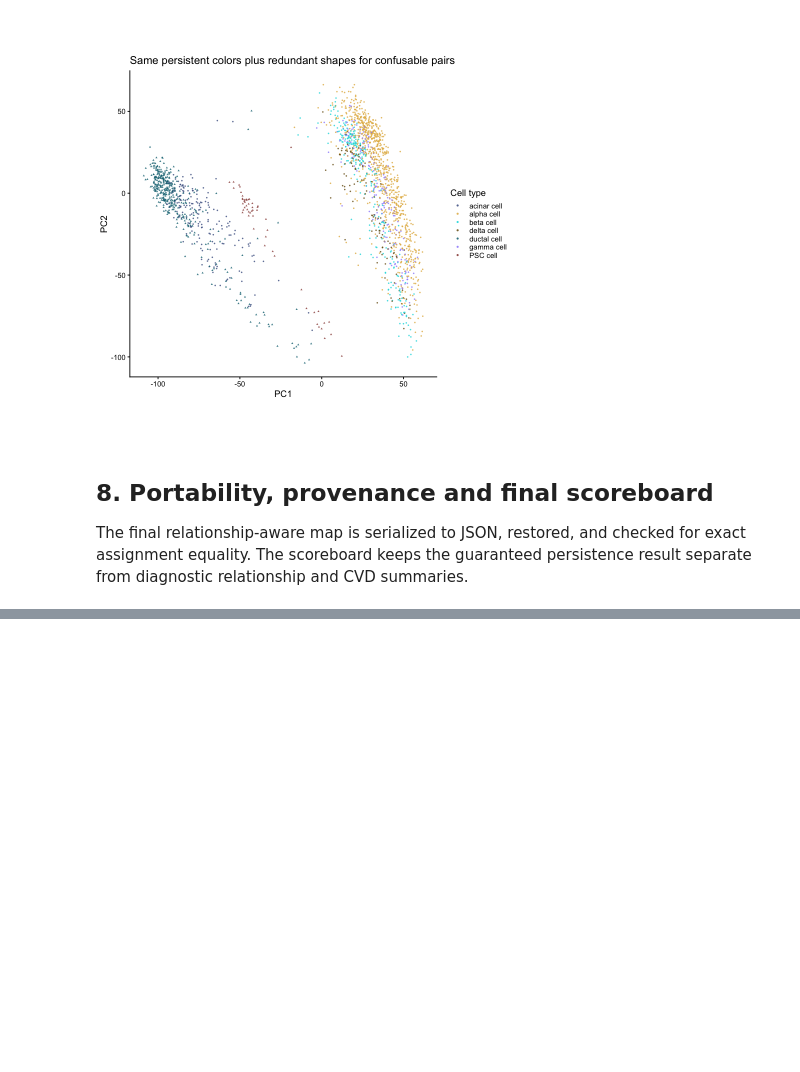
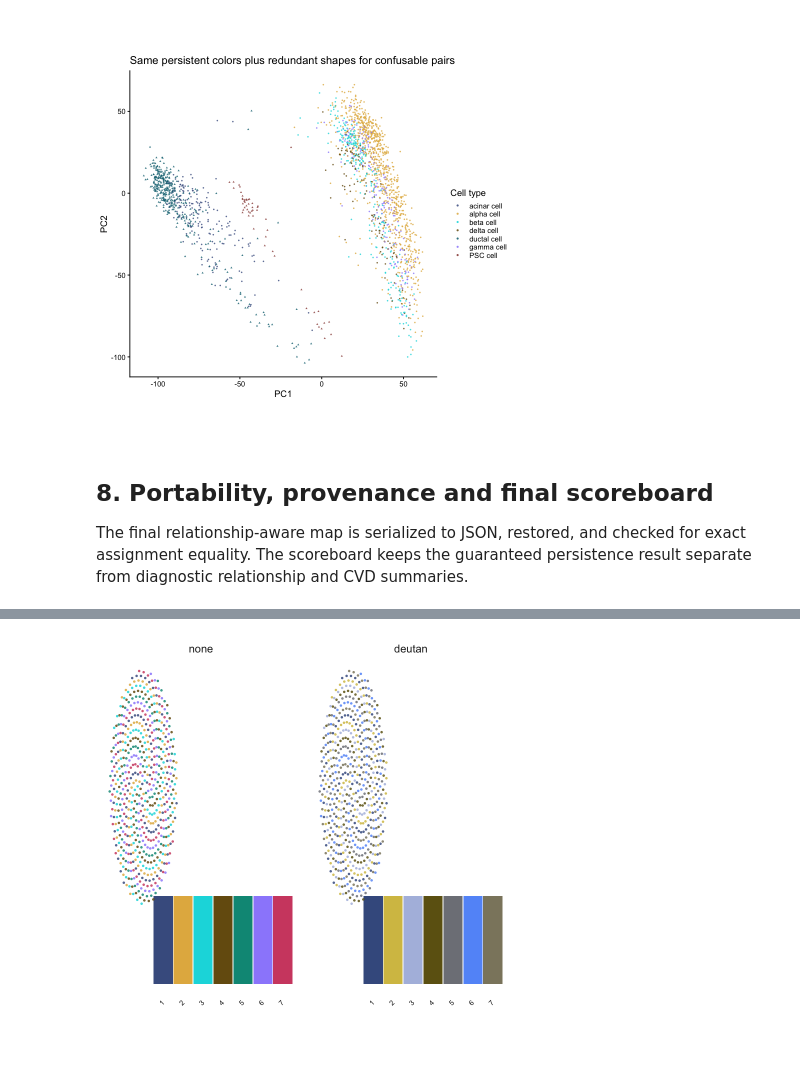
Before and after one commit to xie186/scChromatic, a Jupyter notebook: notebooks/scChromatic_segerstolpe_end_to_end.ipynb, the cells around one changed output, grey strips where cells are left out. Saved outputs shown, nothing was run; the diff lists cells and outputs as text; code cells hidden in the pictures; blank space fills up the shorter version.

Commit message:
Expand Segerstolpe demo to cover full API

```diff
--- a/notebooks/scChromatic_segerstolpe_end_to_end.ipynb
+++ b/notebooks/scChromatic_segerstolpe_end_to_end.ipynb
@@ -610,0 +617,29 @@ A data.frame: 1 × 8
+# %%
+qualitative_palettes <- sc_palette_names(type = "qualitative")
+palette_info <- sc_palette_info("chromatic")
+palette_recommendations <- sc_palette_recommend(
+  n = length(ordered_labels), use = "cell_identity",
+  geometry = "point", top = 3L
+)
+
+fixed_colors <- sc_palette("okabe_ito", n = 5L)
+palette_function <- sc_pal("okabe_ito")
+closure_colors <- palette_function(5L)
+generated_colors <- sc_palette_generate(
+  n = length(ordered_labels),
+  seed_colors = unname(full_colors[ordered_labels[seq_len(2L)]])
+)
+
+stopifnot(
+  identical(fixed_colors, closure_colors),
+  length(generated_colors) == length(ordered_labels)
+)
+
+data.frame(
+  qualitative_palettes = length(qualitative_palettes),
+  recommendations_returned = nrow(palette_recommendations),
+  sc_pal_matches_sc_palette = identical(fixed_colors, closure_colors),
+  generated_colors = length(generated_colors)
+)
+palette_info[c("palette_id", "palette_type", "max_n", "status", "source")]
+palette_recommendations
@@ -610,0 +661,8 @@ A data.frame: 1 × 8
+# %%
+palette_views <- sc_palette_plot(
+  generated_colors, view = "both", cvd = c("none", "deutan"),
+  labels = TRUE, codes = FALSE
+)
+print_grid(unname(palette_views), ncol = 2L)
+# %% [output]
+[figure, added]
```
Also changed, not shown: parts of 9 cells of this notebook.
